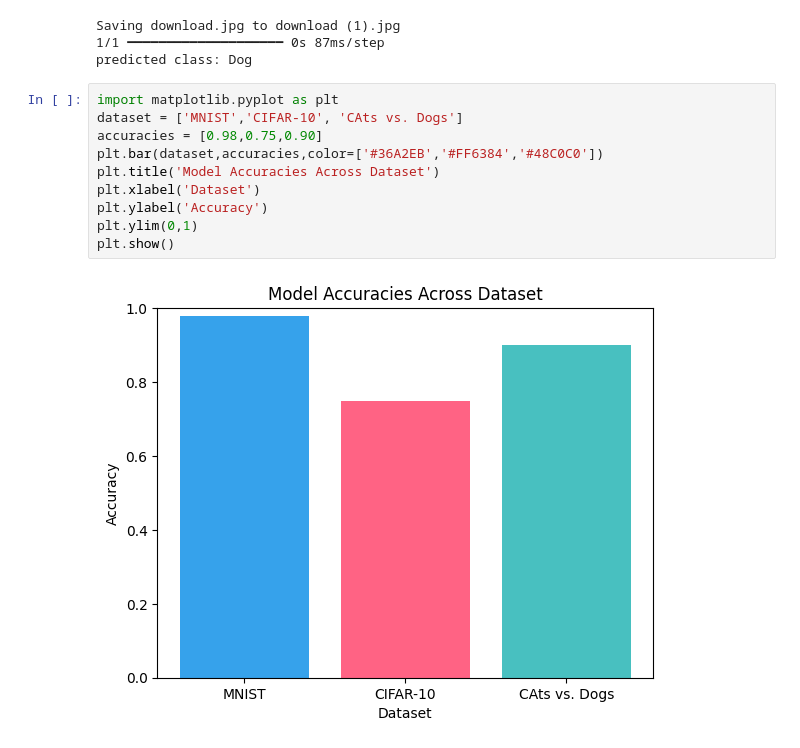
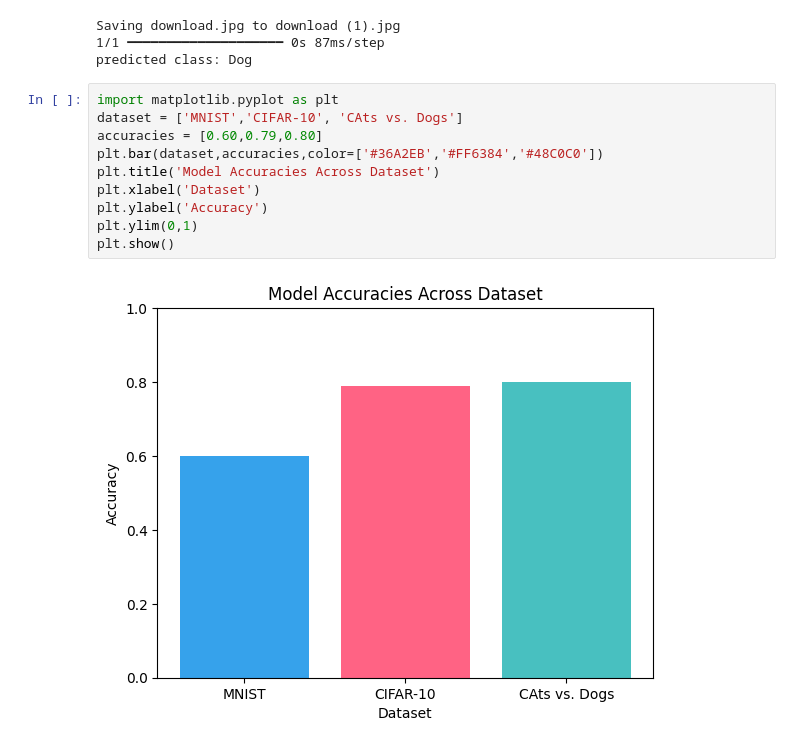
Before and after one commit to adilmirzz/Image_Recognition_ML, a Jupyter notebook: image_ai_bootcamp_devtown.ipynb, the cells around one changed output. Cells and saved outputs as stored; diff of their text form.

```diff
--- a/image_ai_bootcamp_devtown.ipynb
+++ b/image_ai_bootcamp_devtown.ipynb
@@ -373,12 +373,12 @@ predicted class: Dog
 # %%
 import matplotlib.pyplot as plt
 dataset = ['MNIST','CIFAR-10', 'CAts vs. Dogs']
-accuracies = [0.98,0.75,0.90]
+accuracies = [0.60,0.79,0.80]
 plt.bar(dataset,accuracies,color=['#36A2EB','#FF6384','#48C0C0'])
 plt.title('Model Accuracies Across Dataset')
 plt.xlabel('Dataset')
 plt.ylabel('Accuracy')
 plt.ylim(0,1)
 plt.show()
 # %% [output]
-[figure, old version]
+[figure, new version]
```
Also changed, not shown: parts of 2 cells of this notebook.
